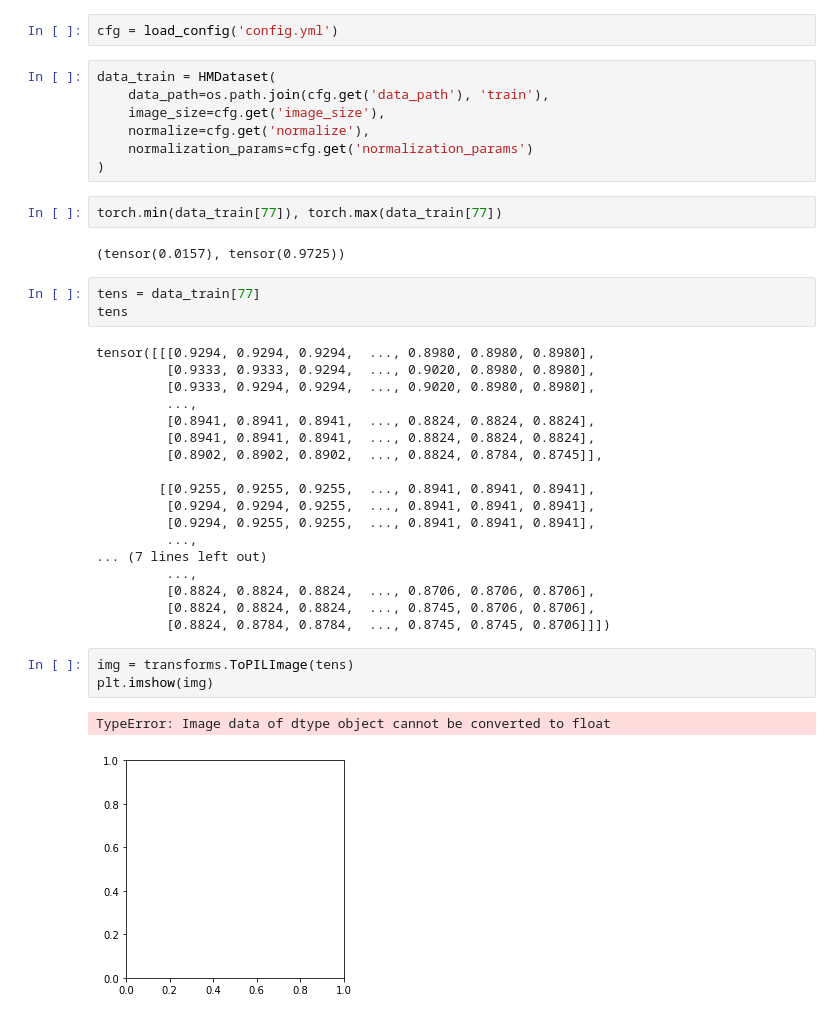
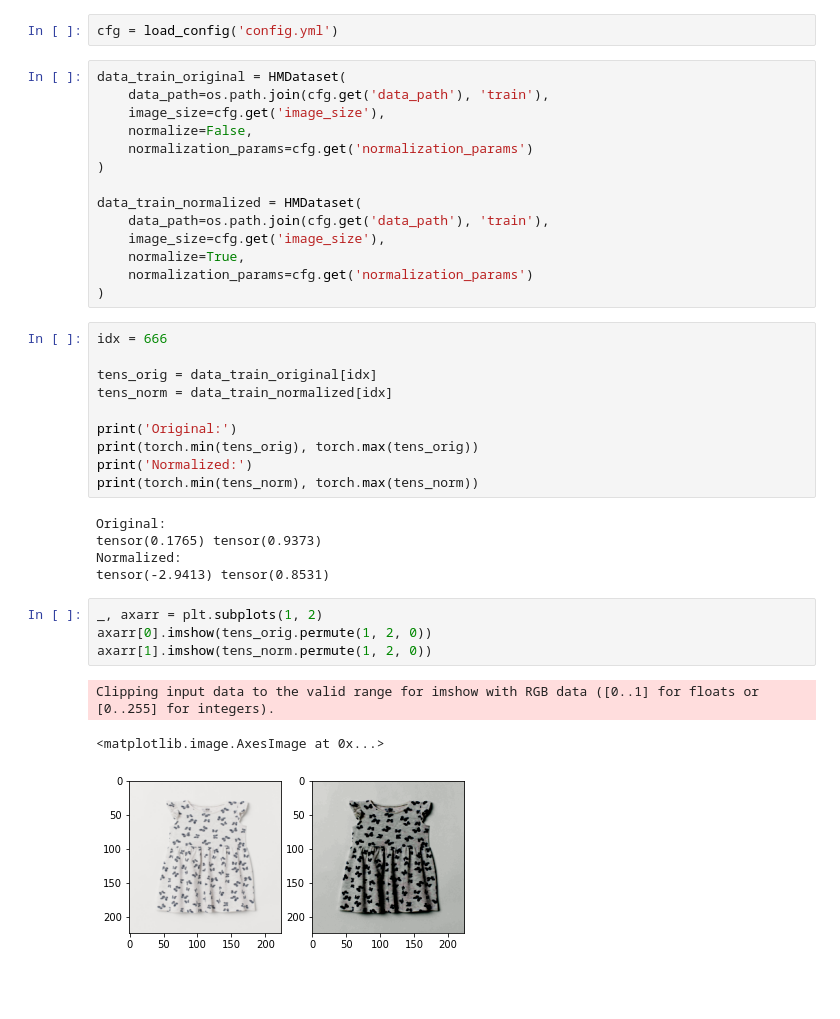
Before and after one commit to pchaberski/image-embeddings, a Jupyter notebook: notebooks/sandbox.ipynb, the cells around one changed output. Cells and saved outputs as stored; diff of their text form; blank space fills up the shorter version.

Commit message:
fixed normalization param

```diff
--- a/notebooks/sandbox.ipynb
+++ b/notebooks/sandbox.ipynb
@@ -14,40 +14,39 @@ import matplotlib.pyplot as plt
 # %%
 cfg = load_config('config.yml')
 # %%
-data_train = HMDataset(
+data_train_original = HMDataset(
     data_path=os.path.join(cfg.get('data_path'), 'train'),
     image_size=cfg.get('image_size'),
-    normalize=cfg.get('normalize'),
+    normalize=False,
     normalization_params=cfg.get('normalization_params')
 )
+
+data_train_normalized = HMDataset(
+    data_path=os.path.join(cfg.get('data_path'), 'train'),
+    image_size=cfg.get('image_size'),
+    normalize=True,
+    normalization_params=cfg.get('normalization_params')
+)
-# %%
-torch.min(data_train[77]), torch.max(data_train[77])
-# %% [output]
-(tensor(0.0157), tensor(0.9725))
-# %%
-tens = data_train[77]
-tens
-# %% [output]
-tensor([[[0.9294, 0.9294, 0.9294,  ..., 0.8980, 0.8980, 0.8980],
-         [0.9333, 0.9333, 0.9294,  ..., 0.9020, 0.8980, 0.8980],
-         [0.9333, 0.9294, 0.9294,  ..., 0.9020, 0.8980, 0.8980],
-         ...,
-         [0.8941, 0.8941, 0.8941,  ..., 0.8824, 0.8824, 0.8824],
-         [0.8941, 0.8941, 0.8941,  ..., 0.8824, 0.8824, 0.8824],
-         [0.8902, 0.8902, 0.8902,  ..., 0.8824, 0.8784, 0.8745]],
-
-        [[0.9255, 0.9255, 0.9255,  ..., 0.8941, 0.8941, 0.8941],
-         [0.9294, 0.9294, 0.9255,  ..., 0.8941, 0.8941, 0.8941],
-         [0.9294, 0.9255, 0.9255,  ..., 0.8941, 0.8941, 0.8941],
-         ...,
-... (7 lines left out)
-         ...,
-         [0.8824, 0.8824, 0.8824,  ..., 0.8706, 0.8706, 0.8706],
-         [0.8824, 0.8824, 0.8824,  ..., 0.8745, 0.8706, 0.8706],
-         [0.8824, 0.8784, 0.8784,  ..., 0.8745, 0.8745, 0.8706]]])
-# %%
-img = transforms.ToPILImage(tens)
-plt.imshow(img)
-# %% [output]
-TypeError: Image data of dtype object cannot be converted to float
-[figure, removed]
+# %%
+idx = 666
+
+tens_orig = data_train_original[idx]
+tens_norm = data_train_normalized[idx]
+
+print('Original:')
+print(torch.min(tens_orig), torch.max(tens_orig))
+print('Normalized:')
+print(torch.min(tens_norm), torch.max(tens_norm))
+# %% [output]
+Original:
+tensor(0.1765) tensor(0.9373)
+Normalized:
+tensor(-2.9413) tensor(0.8531)
+# %%
+_, axarr = plt.subplots(1, 2)
+axarr[0].imshow(tens_orig.permute(1, 2, 0))
+axarr[1].imshow(tens_norm.permute(1, 2, 0))
+# %% [output]
+Clipping input data to the valid range for imshow with RGB data ([0..1] for floats or [0..255] for integers).
+<matplotlib.image.AxesImage at 0x...>
+[figure, added]
```
Also changed, not shown: 1 other file.
